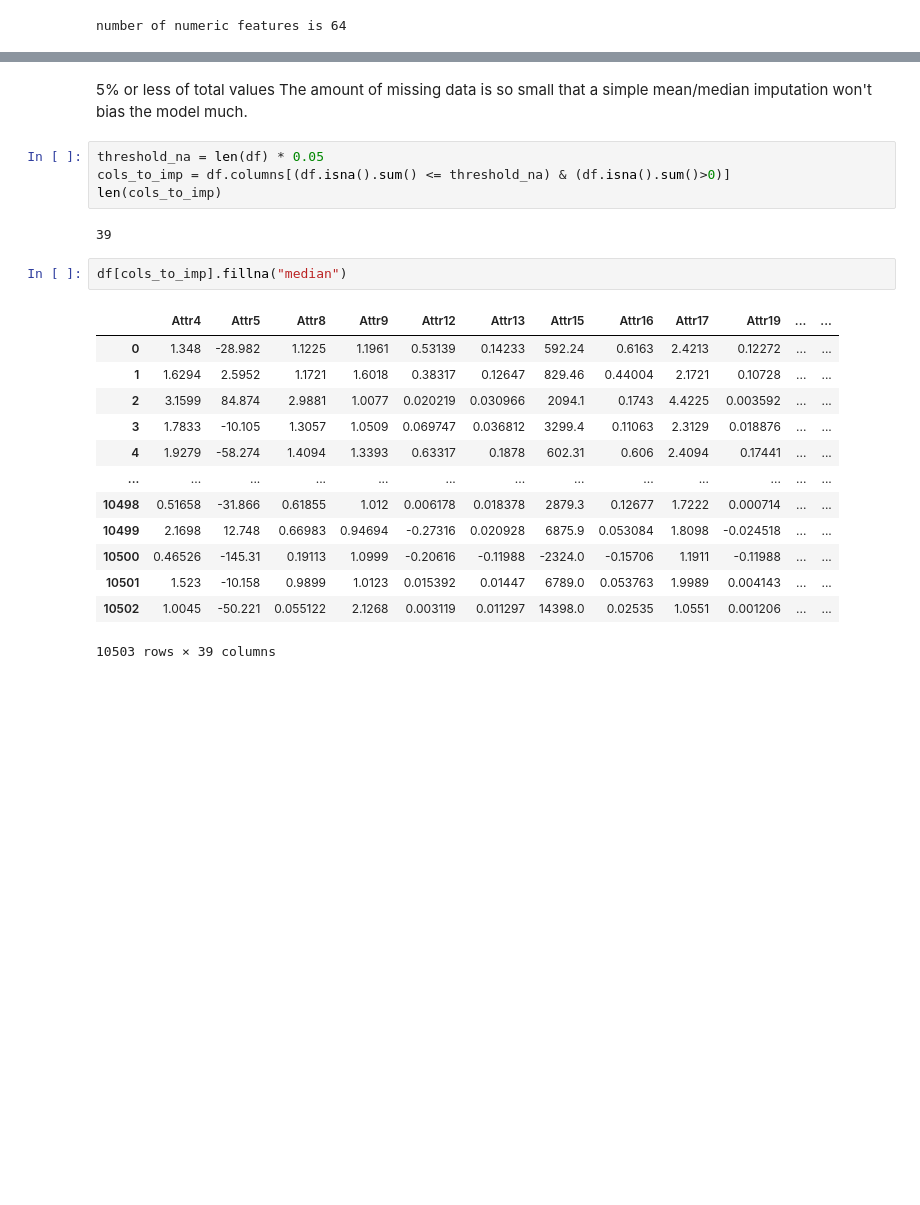
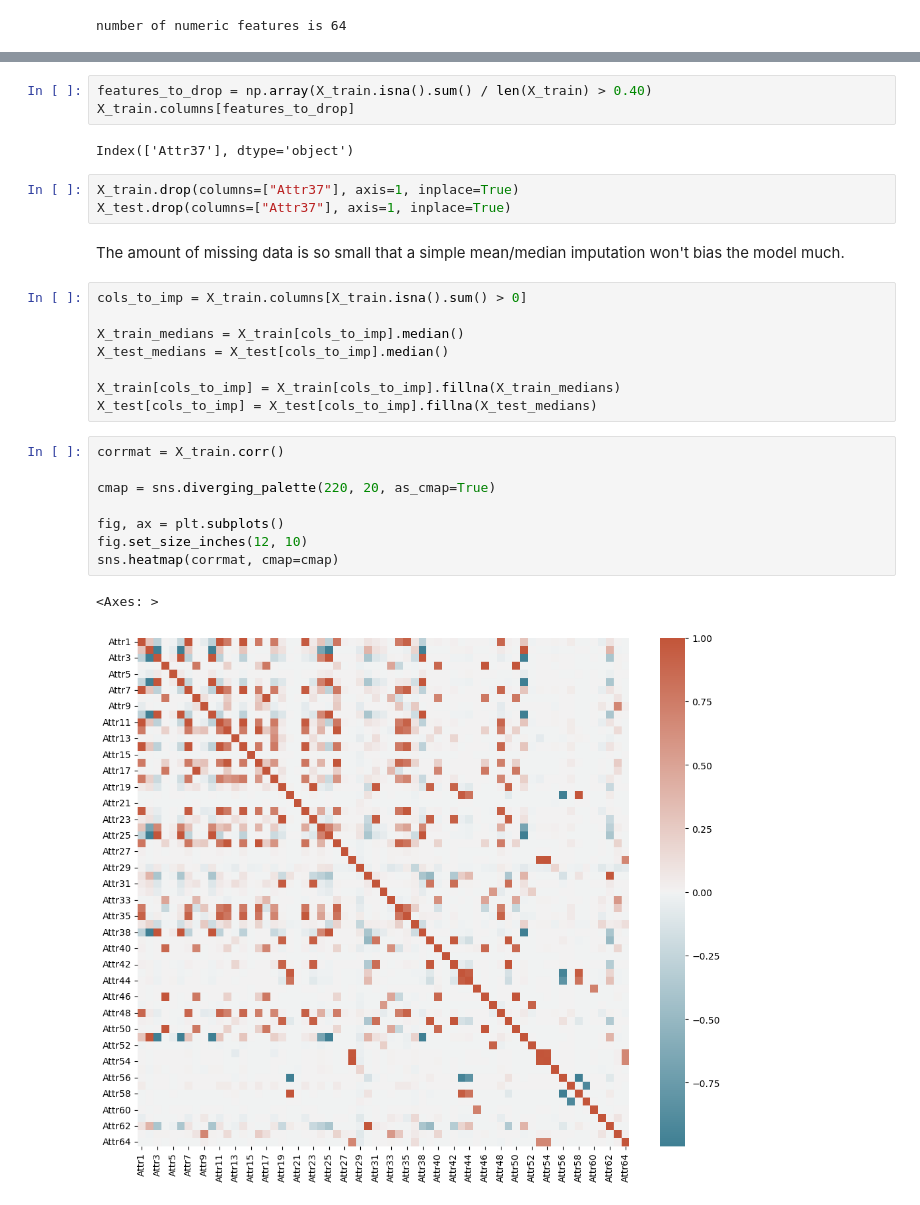
Before and after one commit to reem-naji/Data-computation-project, a Jupyter notebook: bankruptcy.ipynb, the cells around one changed output, grey strips where cells are left out. Cells and saved outputs as stored; diff of their text form; blank space fills up the shorter version.

```diff
--- a/bankruptcy.ipynb
+++ b/bankruptcy.ipynb
@@ -76,25 +115,29 @@ len(cols_with_missing_values)
+# %%
+features_to_drop = np.array(X_train.isna().sum() / len(X_train) > 0.40)
+X_train.columns[features_to_drop]
+# %% [output]
+Index(['Attr37'], dtype='object')
+# %%
+X_train.drop(columns=["Attr37"], axis=1, inplace=True)
+X_test.drop(columns=["Attr37"], axis=1, inplace=True)
 # %% [markdown]
-5% or less of total values
 The amount of missing data is so small that a simple mean/median imputation won't bias the model much.
-# %%
-threshold_na = len(df) * 0.05
-cols_to_imp = df.columns[(df.isna().sum() <= threshold_na) & (df.isna().sum()>0)]
-len(cols_to_imp)
-# %% [output]
-39
 # %%
-df[cols_to_imp].fillna("median")
+cols_to_imp = X_train.columns[X_train.isna().sum() > 0]
+
+X_train_medians = X_train[cols_to_imp].median()
+X_test_medians = X_test[cols_to_imp].median()
+
+X_train[cols_to_imp] = X_train[cols_to_imp].fillna(X_train_medians)
+X_test[cols_to_imp] = X_test[cols_to_imp].fillna(X_test_medians)
-# %% [output]
-|  | Attr4 | Attr5 | Attr8 | Attr9 | Attr12 | Attr13 | Attr15 | Attr16 | Attr17 | Attr19 | ... | ... |
-| 0 | 1.348 | -28.982 | 1.1225 | 1.1961 | 0.53139 | 0.14233 | 592.24 | 0.6163 | 2.4213 | 0.12272 | ... | ... |
-| 1 | 1.6294 | 2.5952 | 1.1721 | 1.6018 | 0.38317 | 0.12647 | 829.46 | 0.44004 | 2.1721 | 0.10728 | ... | ... |
-| 2 | 3.1599 | 84.874 | 2.9881 | 1.0077 | 0.020219 | 0.030966 | 2094.1 | 0.1743 | 4.4225 | 0.003592 | ... | ... |
-| 3 | 1.7833 | -10.105 | 1.3057 | 1.0509 | 0.069747 | 0.036812 | 3299.4 | 0.11063 | 2.3129 | 0.018876 | ... | ... |
-| 4 | 1.9279 | -58.274 | 1.4094 | 1.3393 | 0.63317 | 0.1878 | 602.31 | 0.606 | 2.4094 | 0.17441 | ... | ... |
-| ... | ... | ... | ... | ... | ... | ... | ... | ... | ... | ... | ... | ... |
-| 10498 | 0.51658 | -31.866 | 0.61855 | 1.012 | 0.006178 | 0.018378 | 2879.3 | 0.12677 | 1.7222 | 0.000714 | ... | ... |
-| 10499 | 2.1698 | 12.748 | 0.66983 | 0.94694 | -0.27316 | 0.020928 | 6875.9 | 0.053084 | 1.8098 | -0.024518 | ... | ... |
-| 10500 | 0.46526 | -145.31 | 0.19113 | 1.0999 | -0.20616 | -0.11988 | -2324.0 | -0.15706 | 1.1911 | -0.11988 | ... | ... |
-| 10501 | 1.523 | -10.158 | 0.9899 | 1.0123 | 0.015392 | 0.01447 | 6789.0 | 0.053763 | 1.9989 | 0.004143 | ... | ... |
-| 10502 | 1.0045 | -50.221 | 0.055122 | 2.1268 | 0.003119 | 0.011297 | 14398.0 | 0.02535 | 1.0551 | 0.001206 | ... | ... |
-10503 rows × 39 columns
+# %%
+corrmat = X_train.corr()
+
+cmap = sns.diverging_palette(220, 20, as_cmap=True)
+
+fig, ax = plt.subplots()
+fig.set_size_inches(12, 10)
+sns.heatmap(corrmat, cmap=cmap)
+# %% [output]
+<Axes: >
+[figure, added]
```
Also changed, not shown: parts of 12 cells of this notebook.
